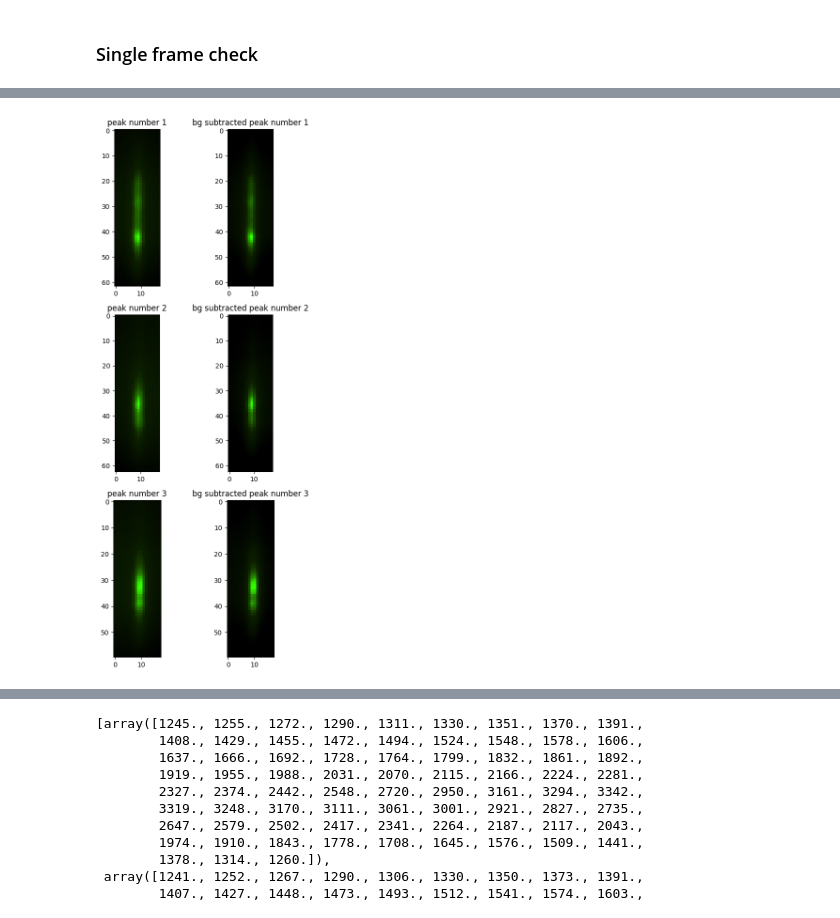
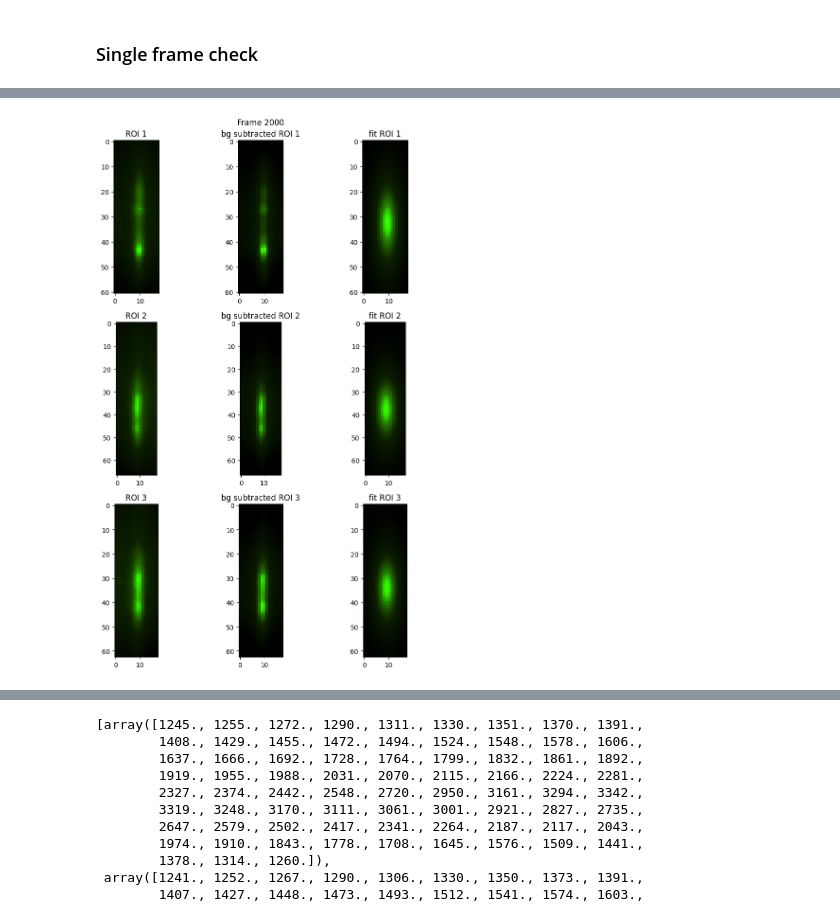
Before and after one commit to pietromani01/PLD-scripts, a Jupyter notebook: analysis.ipynb, the cells around one changed output, grey strips where cells are left out. Drawn from its saved outputs; the diff is of its cells as text; code cells hidden in the pictures.

Commit message:
Fit and plots

```diff
--- a/analysis.ipynb
+++ b/analysis.ipynb
@@ -68,3 +78,7 @@ rheed_slider
 [interactive output not drawn]
 # %%
 analyzer.plot_integrated_ROIs()
+# %%
+bg_sub=analyzer.get_bg_subtracted_ROIs(bg_method="linear",annulus_pad=2)
+fit_params = analyzer.fit_all_bg_subtracted_ROIs(bg_method="linear", annulus_pad=2)
+fit_params
@@ -71,42 +103,41 @@ analyzer.plot_integrated_ROIs()
+# %%
+fitted = analyzer.build_gaussian_fit_arrays(bg_sub, fit_params)
 # %%
 from matplotlib.colors import LinearSegmentedColormap
 colors = [
     (0.00, "#000000"),
     (0.60, "#0C2000"),
     (0.75, "#184000"),
     (0.90, "#247F00"),
     (1.00, "#32FF00"),
 ]
 
 # Crea una colormap matplotlib
 cmap = LinearSegmentedColormap.from_list("my_green_map", colors)
-analyzer.generate_frames(
-    sigma=1,
-    params={
-        "min_distance": 10,
-        "threshold_rel": 0.1,
-        "width": 18,
-        "height": 70,
-    }
-)
-frame0=analyzer.frames[1000]
+
+nf=2000
+frame0=analyzer.frames[nf]
 
 img=frame0.data
 
-fig,ax=plt.subplots(3, 2, figsize=(6, 12))
+fig,ax=plt.subplots(3, 3, figsize=(9, 12))
 
 for i, (t, b, l, r) in enumerate(frame0.ROIs):
     roi = frame0.data[t:b, l:r]
     ax[i,0].imshow(roi, cmap=cmap)
-    ax[i,0].set_title('peak number {}'.format(i+1))
+    ax[i,0].set_title('ROI {}'.format(i+1))
 
-bg_sub=analyzer.get_bg_subtracted_ROIs(bg_method="annulus",annulus_pad=2)
+bg_sub=analyzer.get_bg_subtracted_ROIs(bg_method="linear",annulus_pad=2)
 for i in range(len(frame0.ROIs)):
-    ax[i,1].imshow(bg_sub[1000][i], cmap=cmap)
-    ax[i,1].set_title('bg subtracted peak number {}'.format(i+1))
+    ax[i,1].imshow(bg_sub[nf][i], cmap=cmap)
+    ax[i,1].set_title('bg subtracted ROI {}'.format(i+1))
 
+for i in range(len(frame0.ROIs)):
+    ax[i,2].imshow(fitted[nf][i], cmap=cmap)
+    ax[i,2].set_title('fit ROI {}'.format(i+1))
+fig.suptitle('Frame {}'.format(nf))
 plt.tight_layout()
 plt.show()
-analyzer.plot_integrated_ROIs()
+#analyzer.plot_integrated_ROIs()
 # %% [output]
-[figure, old version]
+[figure, new version]
```
Also changed, not shown: parts of 5 cells of this notebook, 1 other file.
